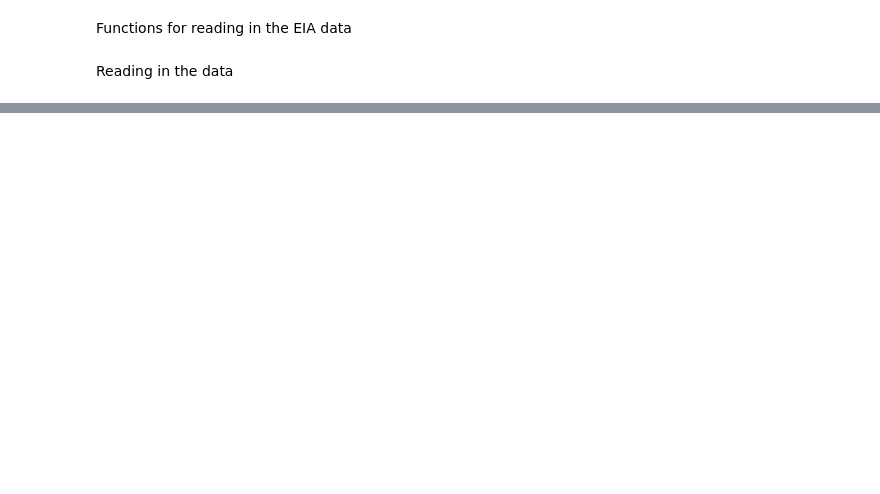
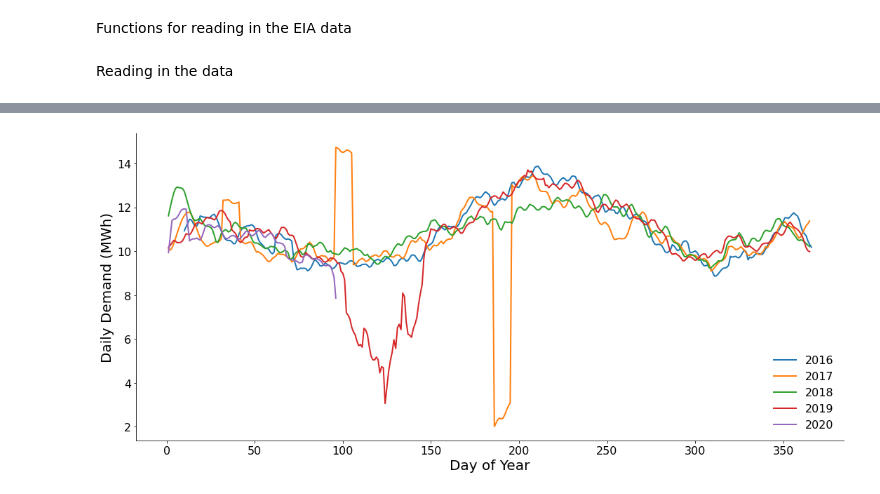
Before and after one commit to emapple/social, a Jupyter notebook: energy_usage.ipynb, the cells around one changed output, grey strips where cells are left out. Cells and saved outputs as stored; diff of their text form; code cells hidden in the pictures; blank space fills up the shorter version.

Commit message:
Add static plot, since plotly doesn't show on github

```diff
--- a/energy_usage.ipynb
+++ b/energy_usage.ipynb
@@ -63,3 +64,19 @@ fig.show()
 # %% [output]
 [interactive output not drawn]
 [interactive output not drawn]
+# %%
+fig, ax = plt.subplots(1, 1)
+fig.set_size_inches(15, 7)
+for year in np.arange(2016, 2021, 1):
+    ax.plot(rolling_mean.loc[str(year)].index.dayofyear,
+            rolling_mean.loc[str(year), 'Demand'] / 1e6,
+            lw=2, label=str(year))
+ax.legend(loc='lower right', fontsize=16, frameon=False)
+ax.set_xlabel('Day of Year', fontsize=20)
+ax.set_ylabel('Daily Demand (MWh)', fontsize=20)
+ax.tick_params(labelsize=16)
+fig.tight_layout()
+for edge in ['right', 'top']:
+    ax.spines[edge].set_visible(False)
+# %% [output]
+[figure, added]
```
Also changed, not shown: parts of 2 cells of this notebook.
